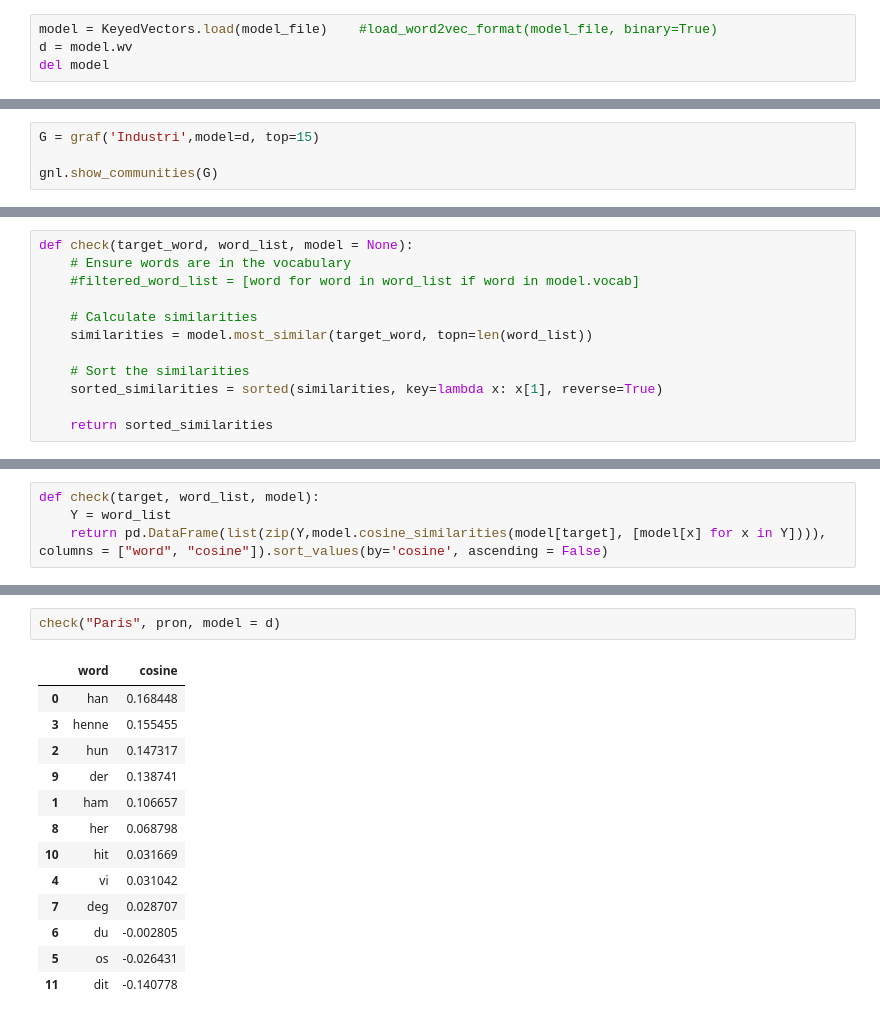
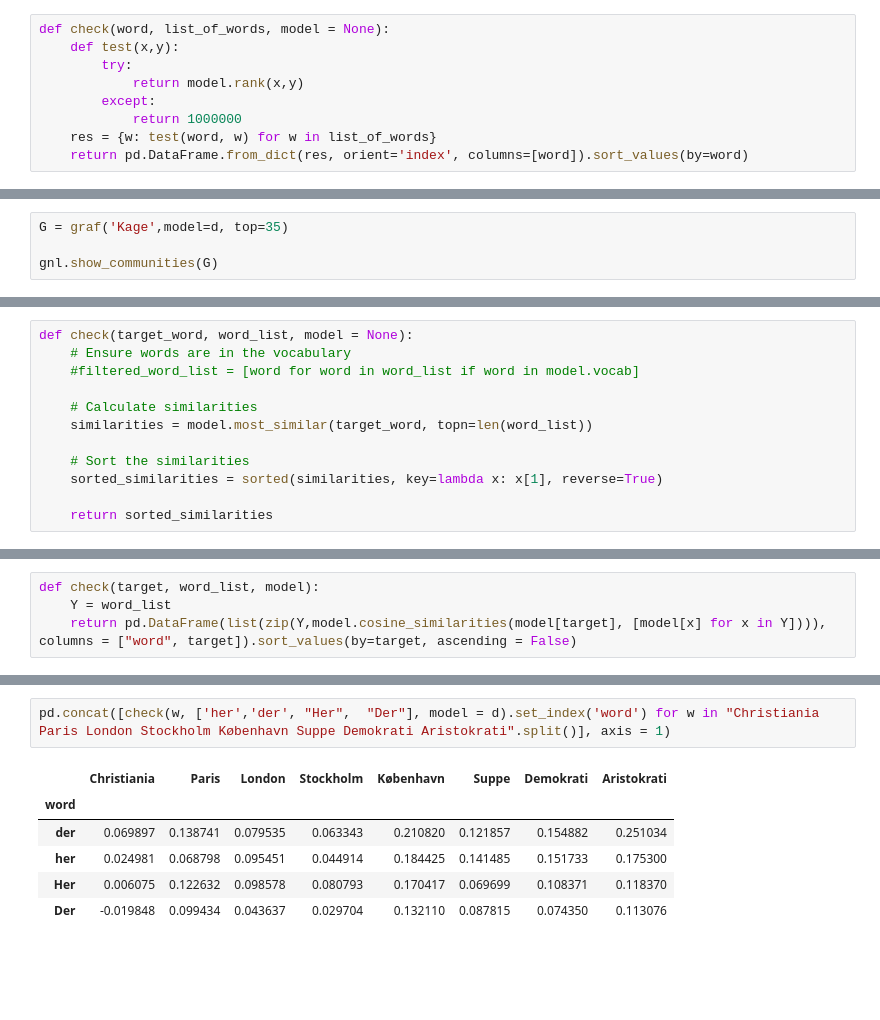
Before and after one commit to Yoonsen/Embeddings, a Jupyter notebook: Embedding_convert.ipynb, the cells around one changed output, grey strips where cells are left out. Drawn from its saved outputs; the diff is of its cells as text; blank space fills up the shorter version.

```diff
--- a/Embedding_convert.ipynb
+++ b/Embedding_convert.ipynb
@@ -16,4 +14,9 @@ model_file = "/mnt/disk2/norn/embeddings/digibok_1850-1900.txt.model"
-# %%
-model = KeyedVectors.load(model_file)    #load_word2vec_format(model_file, binary=True)
-d = model.wv
-del model
+# %%
+def check(word, list_of_words, model = None):
+    def test(x,y):
+        try:
+            return model.rank(x,y)
+        except:
+            return 1000000
+    res = {w: test(word, w) for w in list_of_words}
+    return pd.DataFrame.from_dict(res, orient='index', columns=[word]).sort_values(by=word)
@@ -101,7 +132,7 @@ def show_centralities(G, size=10):
     cents = pd.concat(map(lambda x: pd.DataFrame(x[1], columns =['index', x[0]]).set_index('index'), res), axis = 1)
     return cents
 # %%
-G = graf('Industri',model=d, top=15)
+G = graf('Kage',model=d, top=35)
 
 gnl.show_communities(G)
 # %% [output]
@@ -325,5 +374,5 @@ pron = "han ham hun henne vi os du deg her der hit dit".split()
 # %%
 def check(target, word_list, model):
     Y = word_list
-    return pd.DataFrame(list(zip(Y,model.cosine_similarities(model[target], [model[x] for x in Y]))), columns = ["word", "cosine"]).sort_values(by='cosine', ascending = False)
+    return pd.DataFrame(list(zip(Y,model.cosine_similarities(model[target], [model[x] for x in Y]))), columns = ["word", target]).sort_values(by=target, ascending = False)
 # %%
@@ -345,16 +380,9 @@ check_("Paris", pron, model = d)
 # %%
-check("Paris", pron, model = d)
+pd.concat([check(w, ['her','der', "Her",  "Der"], model = d).set_index('word') for w in "Christiania Paris London Stockholm København Suppe Demokrati Aristokrati".split()], axis = 1)
 # %% [output]
-|  | word | cosine |
-| 0 | han | 0.168448 |
-| 3 | henne | 0.155455 |
-| 2 | hun | 0.147317 |
-| 9 | der | 0.138741 |
-| 1 | ham | 0.106657 |
-| 8 | her | 0.068798 |
-| 10 | hit | 0.031669 |
-| 4 | vi | 0.031042 |
-| 7 | deg | 0.028707 |
-| 6 | du | -0.002805 |
-| 5 | os | -0.026431 |
-| 11 | dit | -0.140778 |
+|  | Christiania | Paris | London | Stockholm | København | Suppe | Demokrati | Aristokrati |
+| word |  |  |  |  |  |  |  |  |
+| der | 0.069897 | 0.138741 | 0.079535 | 0.063343 | 0.210820 | 0.121857 | 0.154882 | 0.251034 |
+| her | 0.024981 | 0.068798 | 0.095451 | 0.044914 | 0.184425 | 0.141485 | 0.151733 | 0.175300 |
+| Her | 0.006075 | 0.122632 | 0.098578 | 0.080793 | 0.170417 | 0.069699 | 0.108371 | 0.118370 |
+| Der | -0.019848 | 0.099434 | 0.043637 | 0.029704 | 0.132110 | 0.087815 | 0.074350 | 0.113076 |
```
Also changed, not shown: parts of 19 cells of this notebook, 5 other files.
